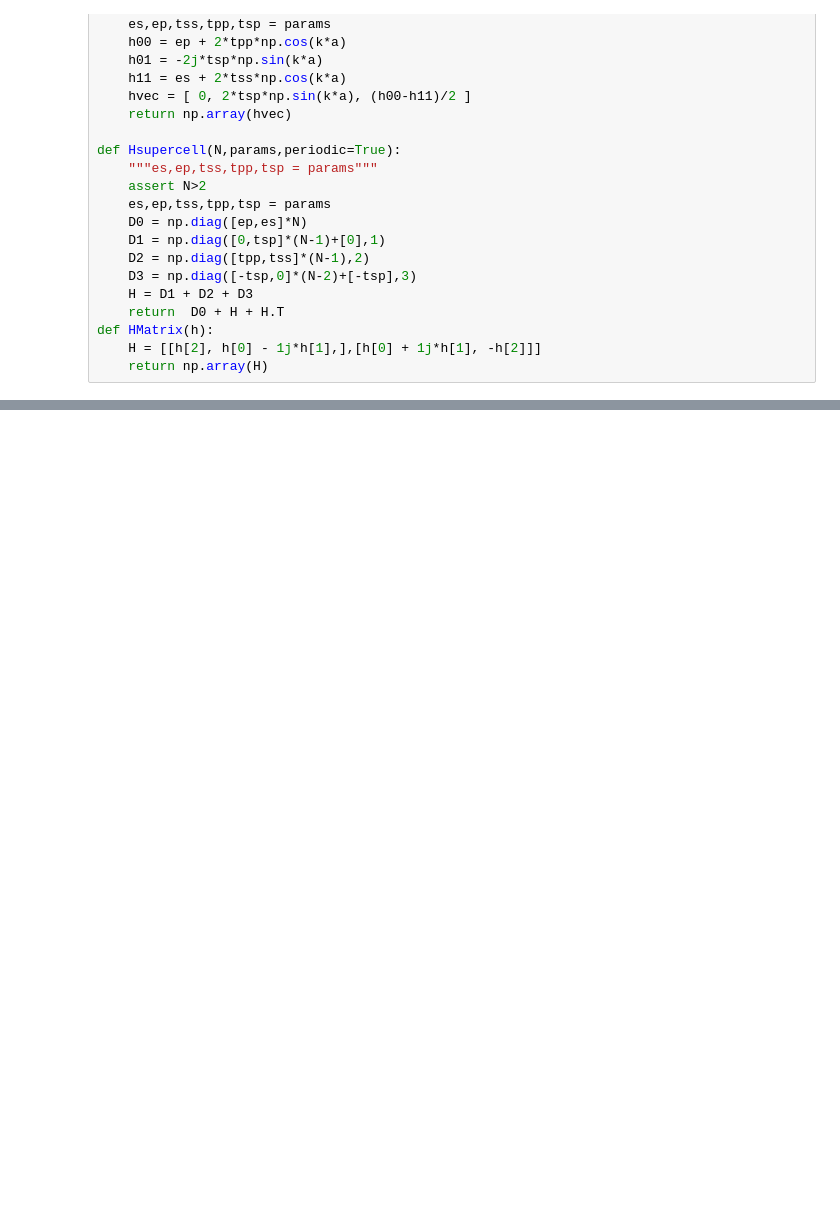
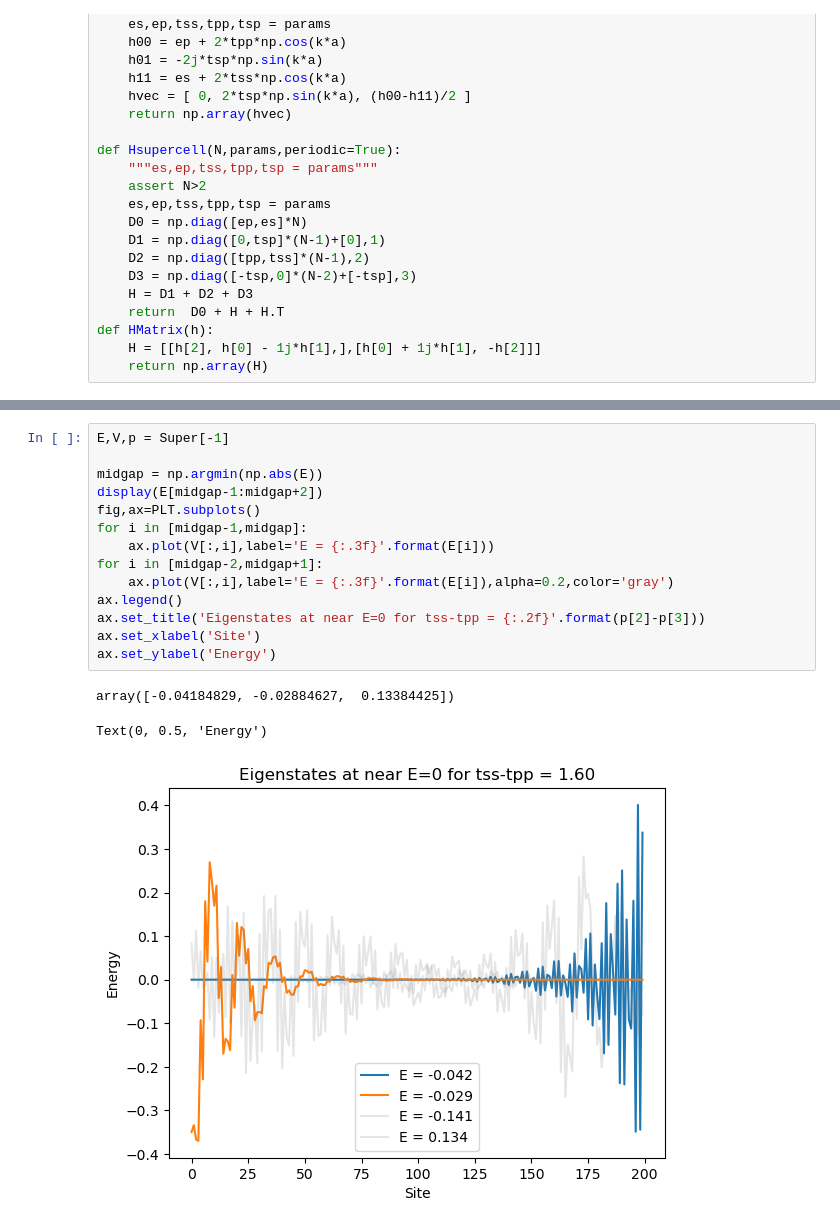
Before and after one commit to kuljitvirk/quantum, a Jupyter notebook: notebooks/two-band-models.ipynb, the cells around one changed output, grey strips where cells are left out. Saved outputs shown, nothing was run; the diff lists cells and outputs as text; blank space fills up the shorter version.

```diff
--- a/notebooks/two-band-models.ipynb
+++ b/notebooks/two-band-models.ipynb
@@ -80,0 +83,18 @@ for jj,taa in enumerate([0.4,0.5,0.6,0.8]):
+# %%
+E,V,p = Super[-1]
+
+midgap = np.argmin(np.abs(E))
+display(E[midgap-1:midgap+2])
+fig,ax=PLT.subplots()
+for i in [midgap-1,midgap]:
+    ax.plot(V[:,i],label='E = {:.3f}'.format(E[i]))
+for i in [midgap-2,midgap+1]:
+    ax.plot(V[:,i],label='E = {:.3f}'.format(E[i]),alpha=0.2,color='gray')
+ax.legend()
+ax.set_title('Eigenstates at near E=0 for tss-tpp = {:.2f}'.format(p[2]-p[3]))
+ax.set_xlabel('Site')
+ax.set_ylabel('Energy')
+# %% [output]
+array([-0.04184829, -0.02884627,  0.13384425])
+Text(0, 0.5, 'Energy')
+[figure, added]
```
Also changed, not shown: parts of 1 cell of this notebook, 3 other files.
